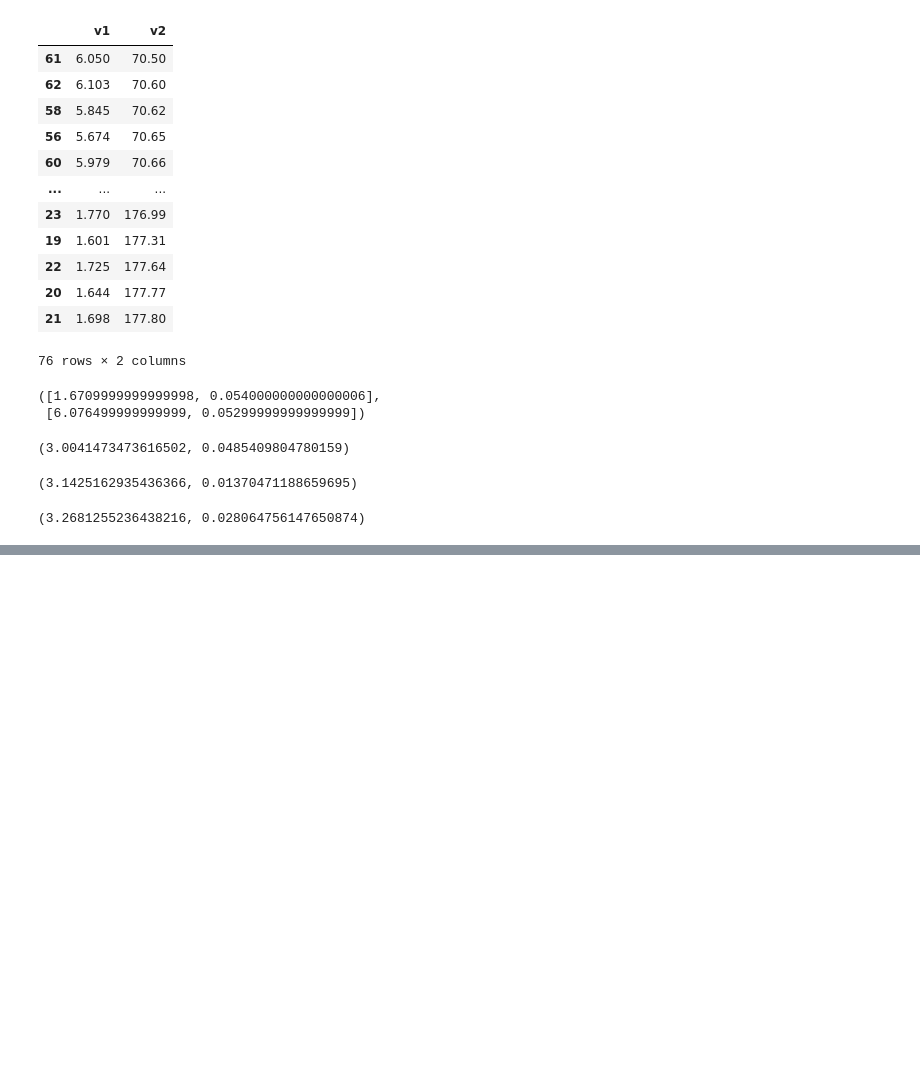
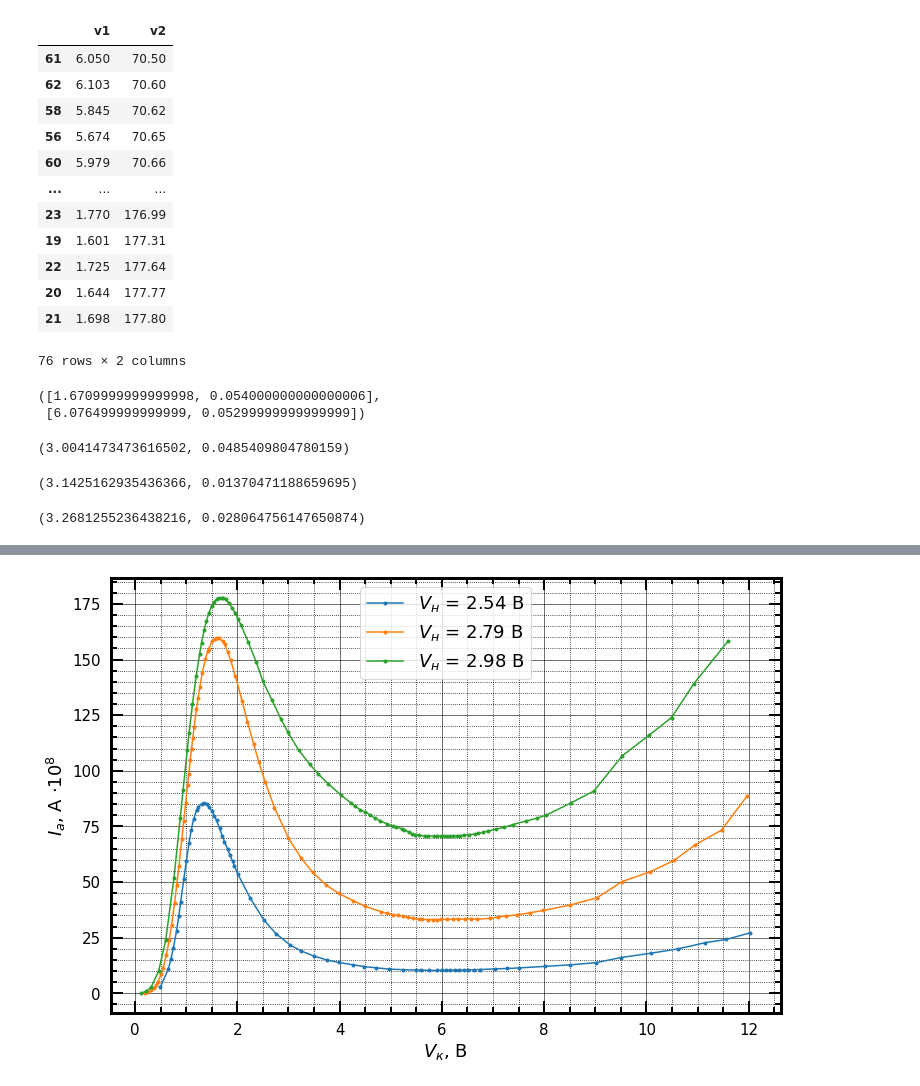
Before and after one commit to V1ad0S/quantum-physics-labs, a Jupyter notebook: 5.1.3/processing.ipynb, the cells around one changed output, grey strips where cells are left out. Cells and saved outputs as stored; diff of their text form; code cells hidden in the pictures; blank space fills up the shorter version.

```diff
--- a/5.1.3/processing.ipynb
+++ b/5.1.3/processing.ipynb
@@ -222,0 +259,13 @@ l1_static(E31, E32, sigma=True)
+# %%
+fig, ax = create_plot(12, 8)
+df1.plot(x='v1', y='v2', ax=ax, marker='.', label='$V_н$ = 2.54 B')
+df2.plot(x='v1', y='v2', ax=ax, marker='.', label='$V_н$ = 2.79 B')
+df3.plot(x='v1', y='v2', ax=ax, marker='.', label='$V_н$ = 2.98 B')
+
+ax.set_xlabel('$V_к$, B', fontsize=18)
+ax.set_ylabel('$I_а$, А $\cdot 10^8$', fontsize=18)
+ax.grid()
+ax.legend(fontsize=18)
+fig.savefig('graphs/vah.png')
+# %% [output]
+[figure, added]
```
Also changed, not shown: parts of 7 cells of this notebook, 2 other files.
